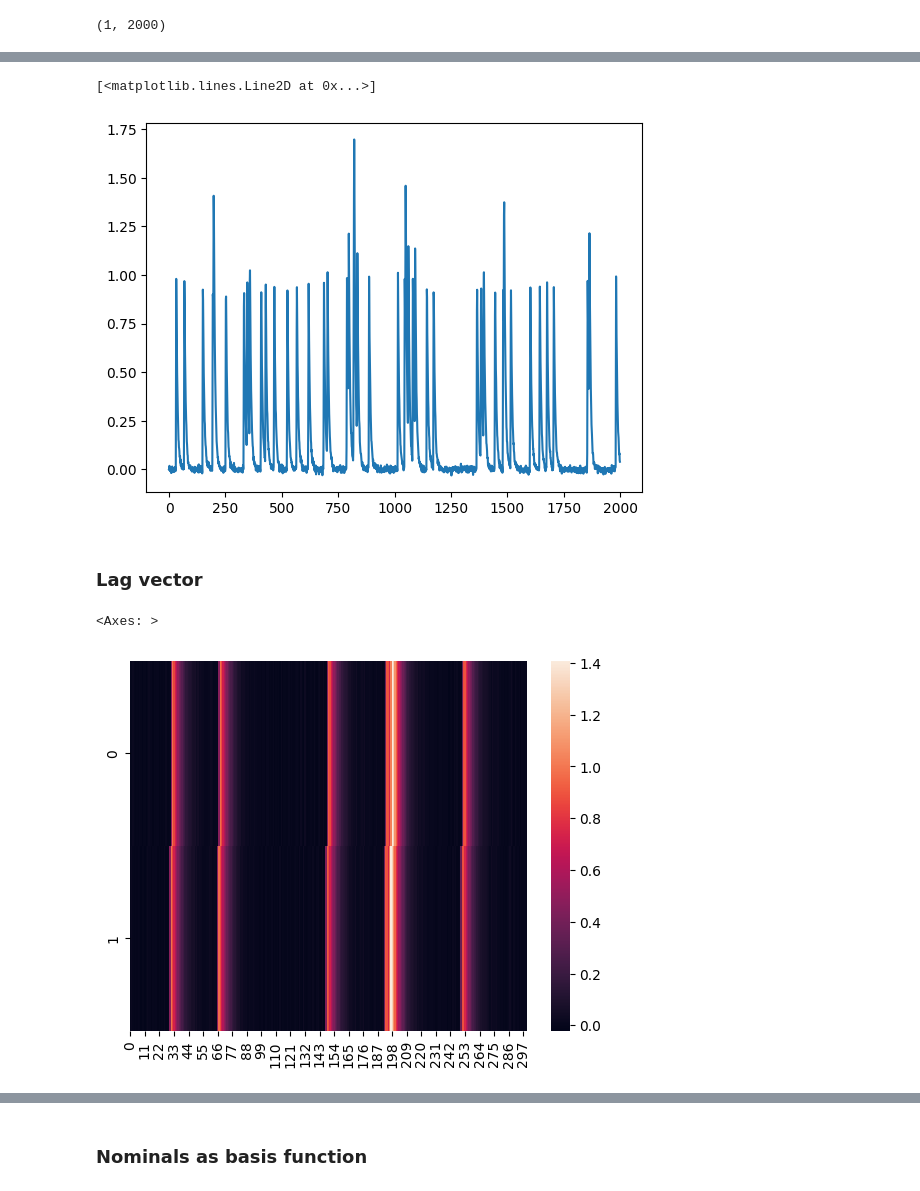
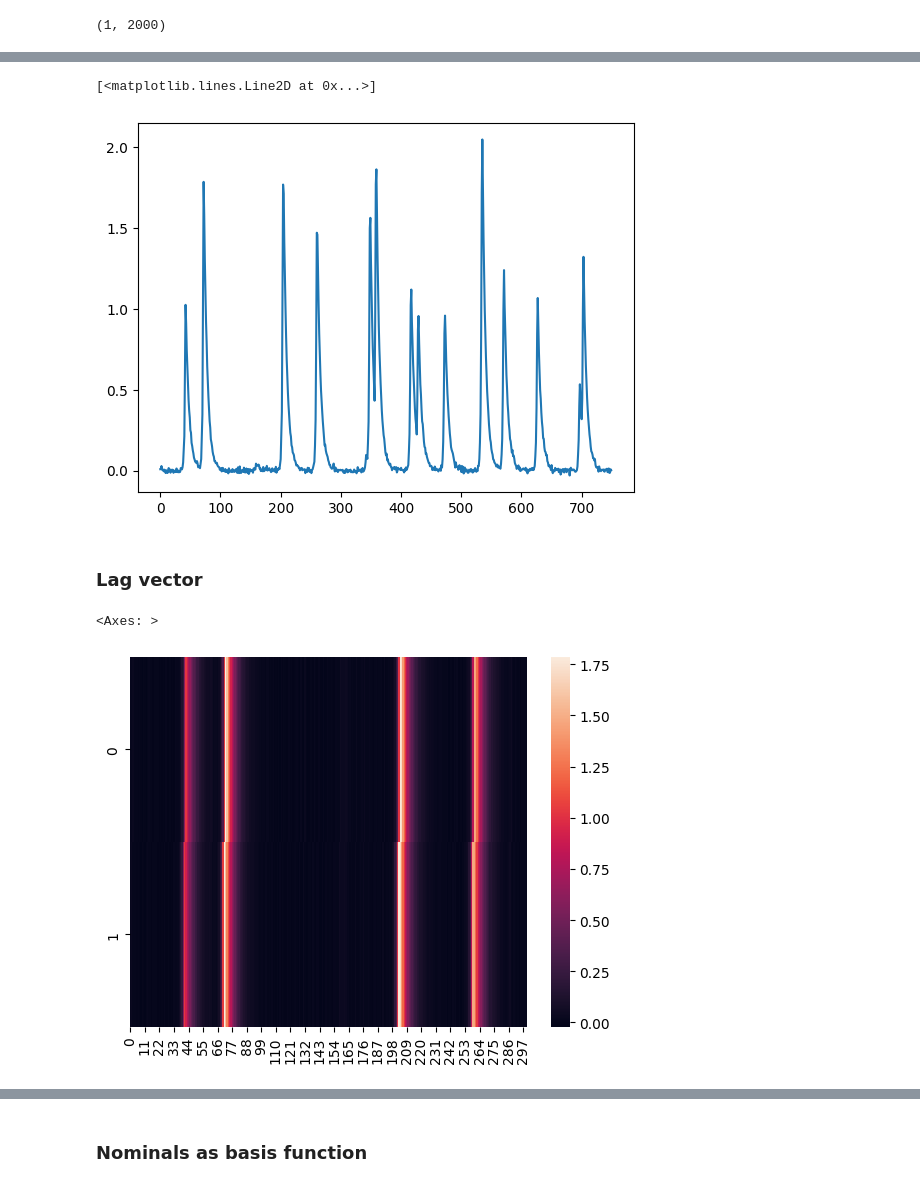
Before and after one commit to kushalkolar/td-svd-sandbox, a Jupyter notebook: vamp2.ipynb, the cells around one changed output, grey strips where cells are left out. Saved outputs shown, nothing was run; the diff lists cells and outputs as text; code cells hidden in the pictures.

```diff
--- a/vamp2.ipynb
+++ b/vamp2.ipynb
@@ -77,21 +75,39 @@ def generate_data(
 
     """
 
-    clean = np.zeros((n_components, n_timepoints * interp_factor))
+    clean = np.zeros((n_components, n_timepoints * interp_factor)) + 0.01
+    print(clean)
 
     x = 0
-    a = 0.7
+    a_decay = 0.7
+    a_rise = 5
+
+    (0.01 / 5) * (5 / 0.01) * 5
 
     b = 0
+
+    n_rise = 0
 
     spikes = list()
 
     for i in range(n_components):
-        spikes.append((np.random.rand(n_timepoints) < firing_prop).astype(float))
+        spikes.append((np.random.rand(n_timepoints) < firing_prop).astype(bool))
 
     for c_ix in range(n_components):
         for i in range(2, n_timepoints):
-            clean[c_ix, i] = (a * clean[c_ix, i - 1]) + (b * clean[c_ix, i - 2]) + (1 * spikes[c_ix][i])
+            if spikes[c_ix][i]:
+                a = a_rise
+                n_rise = 5
+            elif n_rise > 0:
+                if clean[c_ix, i - 1] > 1:
+                    a = a_decay
+                    n_rise = 0
+                else:
+                    a = a_rise
+                    n_rise -= 1
+            else:
+                a = a_decay
+            clean[c_ix, i] = (a * clean[c_ix, i - 1]) + (b * clean[c_ix, i - 2])# + (1 * spikes[c_ix][i])
 
         x_ = np.arange(0, n_timepoints * interp_factor)
         xp_ = np.linspace(0, n_timepoints * interp_factor, n_timepoints)
@@ -146,16 +164,16 @@ plt.plot(X.ravel()[20:60])
 # %%
 # tanh transient
-traj = X.ravel()
+traj = X.ravel()[:750]
 # plt.plot(traj[:1000])
 # add noise to the trajectory
 # noise_std = 0.04
 # traj_noise = traj + noise_std * np.random.randn(traj.size)
 traj_noise = traj
 plt.figure()
 plt.plot(traj_noise)
 # %% [output]
 [<matplotlib.lines.Line2D at 0x...>]
-[figure, old version]
+[figure, new version]
 # %%
 # define the function to perform VAMP decomposition
 from deeptime.basis import Monomials, Identity
@@ -182,7 +200,7 @@ assert H_past.shape == H_future.shape
 sns.heatmap(H[:, :300])
 # %% [output]
 <Axes: >
-[figure, old version]
+[figure, new version]
 # %%
 vamp_est = vamp_estimator(dim=3, lagtime=1)
 vamp_model = vamp_est.fit(H_past.T).fetch_model()
```
Also changed, not shown: parts of 19 cells of this notebook.
